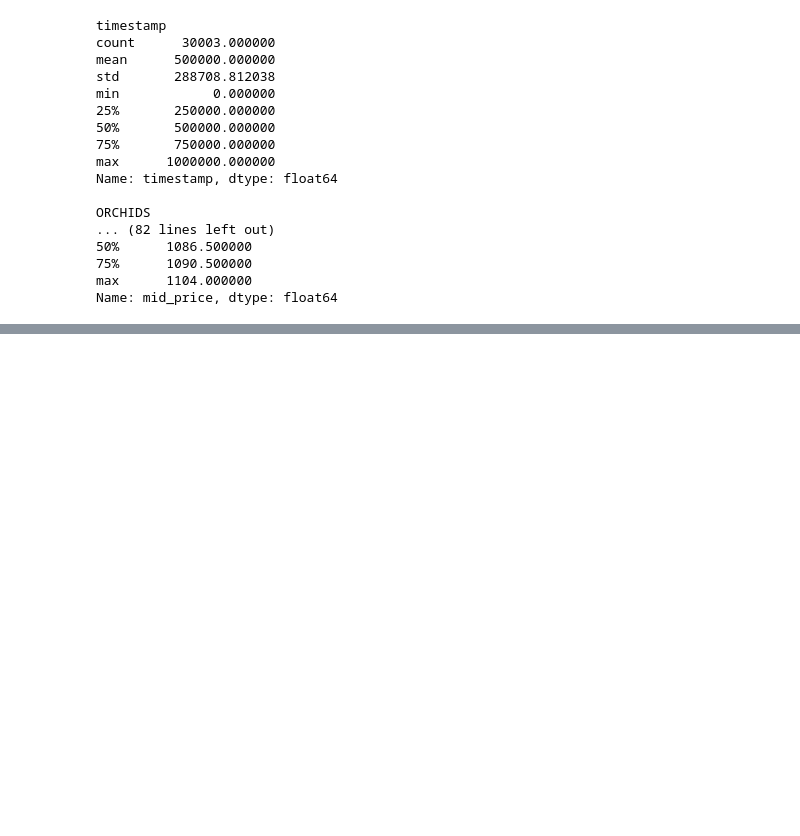
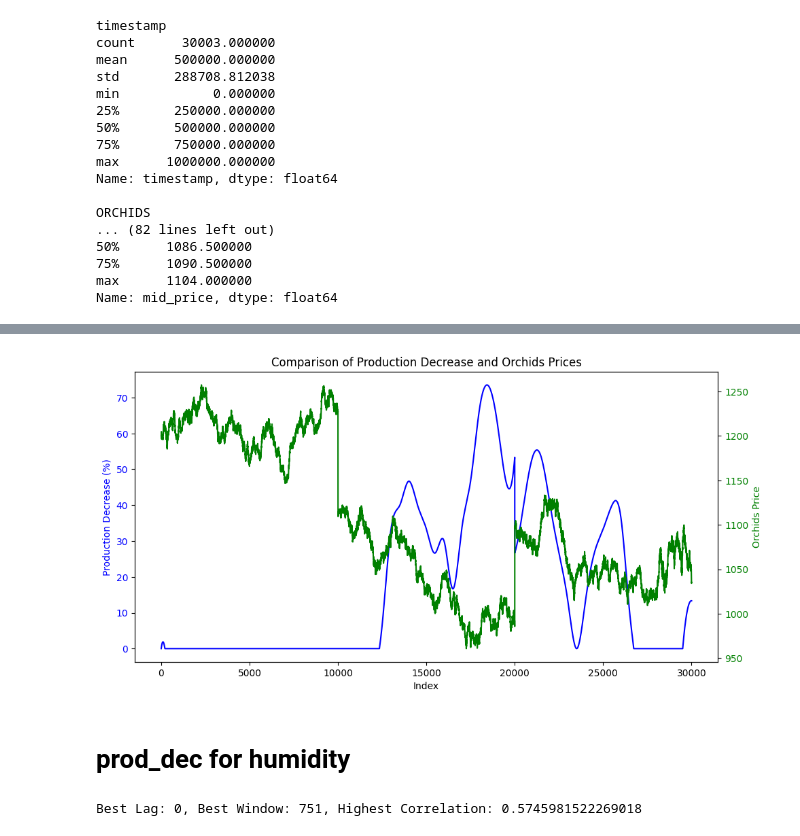
Before and after one commit to andrewliu08/prosperity-goats, a Jupyter notebook: research/round2/algo_trading/matt_research.ipynb, the cells around one changed output, grey strips where cells are left out. Cells and saved outputs as stored; diff of their text form; code cells hidden in the pictures; blank space fills up the shorter version.

```diff
--- a/research/round2/algo_trading/matt_research.ipynb
+++ b/research/round2/algo_trading/matt_research.ipynb
@@ -55,0 +90,62 @@ Name: mid_price, dtype: float64
+# %%
+# SUNLIGHT VS PRODUCTION DECREASE VS PRICE
+shift = 0
+window = 1
+
+# Sample data setup (ensure you have the 'df' DataFrame loaded with 'ORCHIDS', 'SUNLIGHT', and 'HUMIDITY' columns)
+data = pd.DataFrame()
+data['price'] = df['ORCHIDS']
+
+# Calculate production decrease due to humidity not being in the ideal range, adjust by -4% for every 10 minutes of insufficient sunlight
+data['prod_dec'] = np.where(df["SUNLIGHT"] < 2500, abs(df["SUNLIGHT"] - 2500) / 60 * 4, 0)
+data['prod_dec'] = data['prod_dec'].shift(shift).rolling(window=window).mean()  # Shift if necessary based on your specific needs
+data.dropna(inplace=True)  # Dropping rows where any data may be missing after the shift
+
+fig, ax1 = plt.subplots(figsize=(10, 5))  # Create a figure and one subplot
+
+# Plot production decrease on the primary y-axis
+ax1.plot(data.index, data['prod_dec'], label='Production Decrease', color='b')  # Plot Production Decrease on primary y-axis
+ax1.set_xlabel('Index')  # Set the x-axis label
+ax1.set_ylabel('Production Decrease (%)', color='b')  # Set the y-axis label for production decrease
+ax1.tick_params(axis='y', labelcolor='b')  # Set the y-axis tick color for production decrease
+
+# Create a secondary y-axis for ORCHIDS prices
+ax2 = ax1.twinx()  # Create a secondary y-axis
+ax2.plot(data.index, data['price'], label='Orchids Price', color='g')  # Plot Orchids Price on secondary y-axis
+ax2.set_ylabel('Orchids Price', color='g')  # Set the y-axis label for ORCHIDS
+ax2.tick_params(axis='y', labelcolor='g')  # Set the y-axis tick color for ORCHIDS
+
+# Adjust layout and title
+fig.tight_layout()  # Adjust the layout
+plt.title('Comparison of Production Decrease and Orchids Prices')  # Set a more appropriate title
+plt.show()
+# %% [output]
+[figure, added]
+# %% [markdown]
+# prod_dec for humidity
+# %%
+data = pd.DataFrame()
+data['price'] = df['ORCHIDS']
+
+# Calculate production decrease due to humidity not being in the ideal range, adjust by -4% for every 10 minutes of insufficient sunlight
+data['prod_dec'] = np.where((df["HUMIDITY"] < 60) | (df["HUMIDITY"] > 80), abs(df["HUMIDITY"] - 70) / 5.0 * 2.0 - 4, 0)
+lags = range(0, 150, 5)
+windows = range(1, 850, 10)
+
+results = []
+corr_data = {'Lag': [], 'Window Size': [], 'Correlation': []}
+for lag in lags:
+    for window in windows:
+        data['lag_and_window'] = data['prod_dec'].shift(lag).rolling(window=window).mean()
+        corr = data['price'].corr(data['lag_and_window'])
+        results.append((lag, window, corr))
+        corr_data['Lag'].append(lag)
+        corr_data['Window Size'].append(window)
+        corr_data['Correlation'].append(corr)
+
+results.sort(key=lambda x: abs(x[2]), reverse=True)  # Sort by absolute correlation value
+best_lag, best_window, best_corr = results[0]
+
+print(f"Best Lag: {best_lag}, Best Window: {best_window}, Highest Correlation: {best_corr}")
+# %% [output]
+Best Lag: 0, Best Window: 751, Highest Correlation: 0.5745981522269018
```
Also changed, not shown: parts of 17 cells of this notebook.
